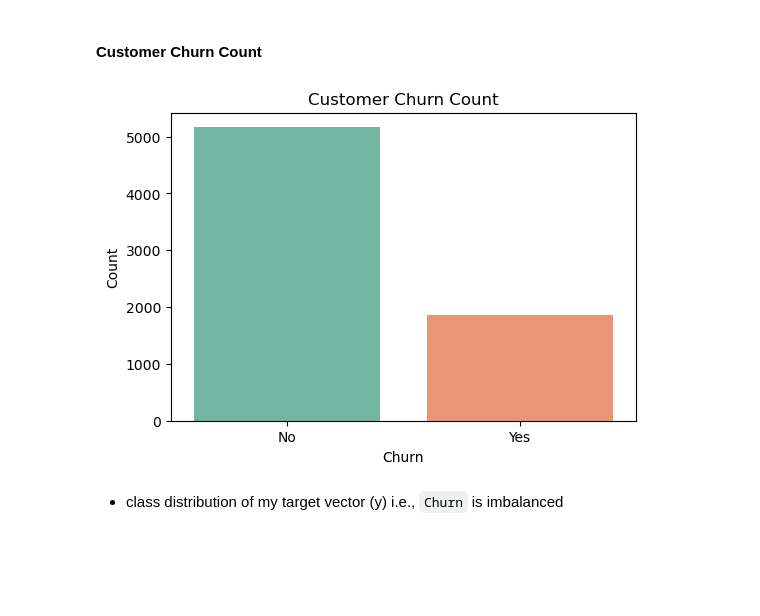
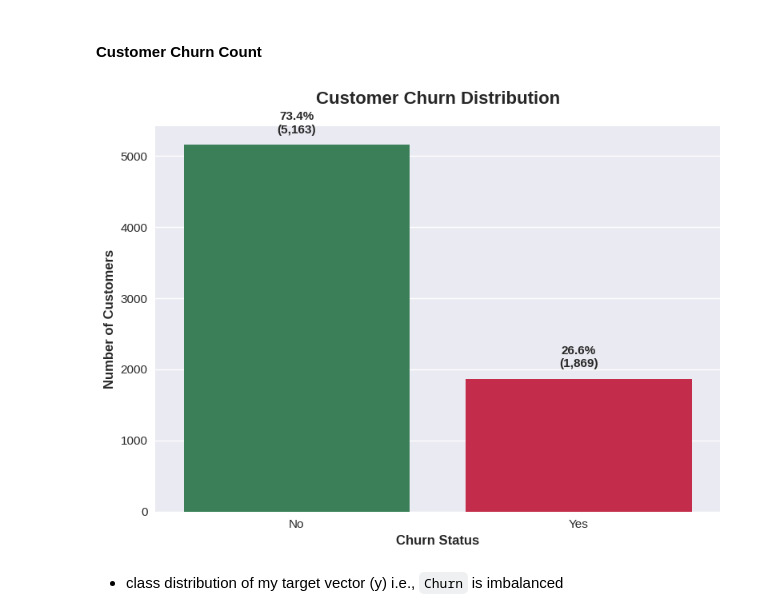
Before and after one commit to Daniel-Muruthi/telecom-churn-prediction, a Jupyter notebook: index.ipynb, the cells around one changed output. Drawn from its saved outputs; the diff is of its cells as text; code cells hidden in the pictures; blank space fills up the shorter version.

```diff
--- a/index.ipynb
+++ b/index.ipynb
@@ -252,14 +330,27 @@ Churn ➤ ['No', 'Yes']
 # %% [markdown]
 #### **Customer Churn Count**
 # %%
-plt.figure(figsize=(6, 4))
-sns.countplot(data=df, x='Churn', palette='Set2')
-plt.title('Customer Churn Count')
-plt.xlabel('Churn')
-plt.ylabel('Count')
+# Customer Churn Count
+
+plt.figure(figsize=(8, 6))
+ax = sns.countplot(data=df, x='Churn', palette=['#2E8B57', '#DC143C'])
+total = len(df)
+
+# Add percentage labels on top of bars
+for i, container in enumerate(ax.containers):
+    labels = [f'{v/total*100:.1f}%\n({int(v):,})' for v in container.datavalues]
+    ax.bar_label(container, labels=labels, fontsize=11, fontweight='bold',
+                label_type='edge', padding=8)
+
+plt.title('Customer Churn Distribution', fontsize=16, fontweight='bold', pad=20)
+plt.xlabel('Churn Status', fontsize=12, fontweight='bold')
+plt.ylabel('Number of Customers', fontsize=12, fontweight='bold')
+plt.xticks(fontsize=11)
+plt.yticks(fontsize=11)
+plt.tight_layout()
 plt.show();
 # %% [output]
-[figure, old version]
+[figure, new version]
 # %% [markdown]
 - class distribution of my target vector (y)  i.e., `Churn` is imbalanced
 # %% [markdown]
```
Also changed, not shown: parts of 43 cells of this notebook, 1 other file.
